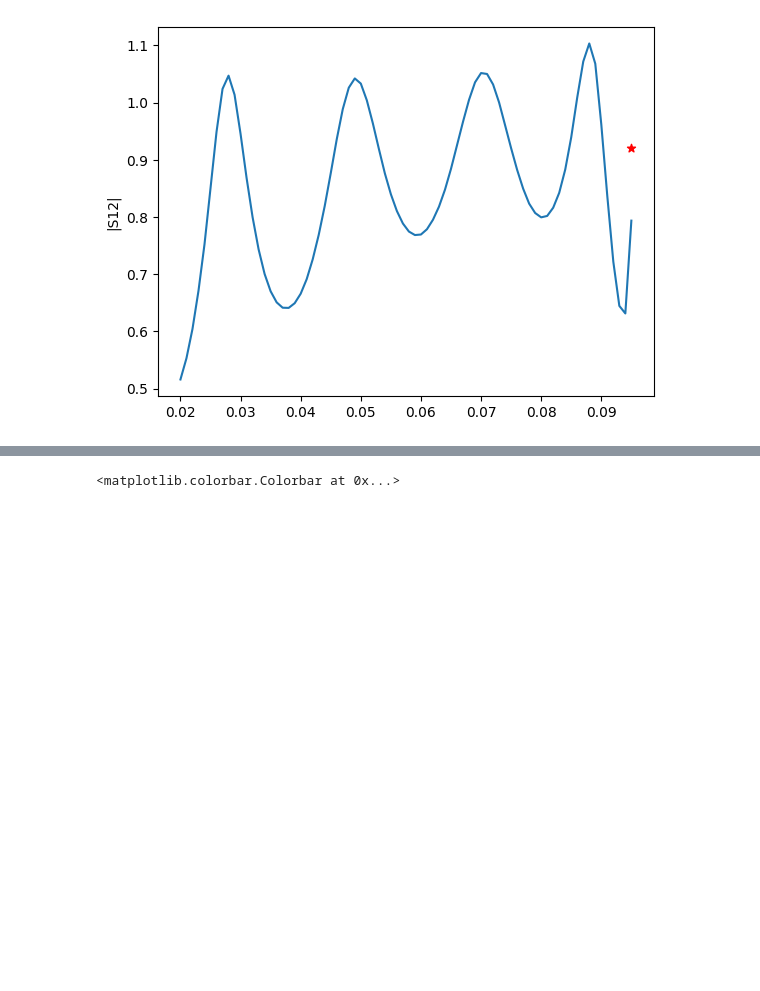
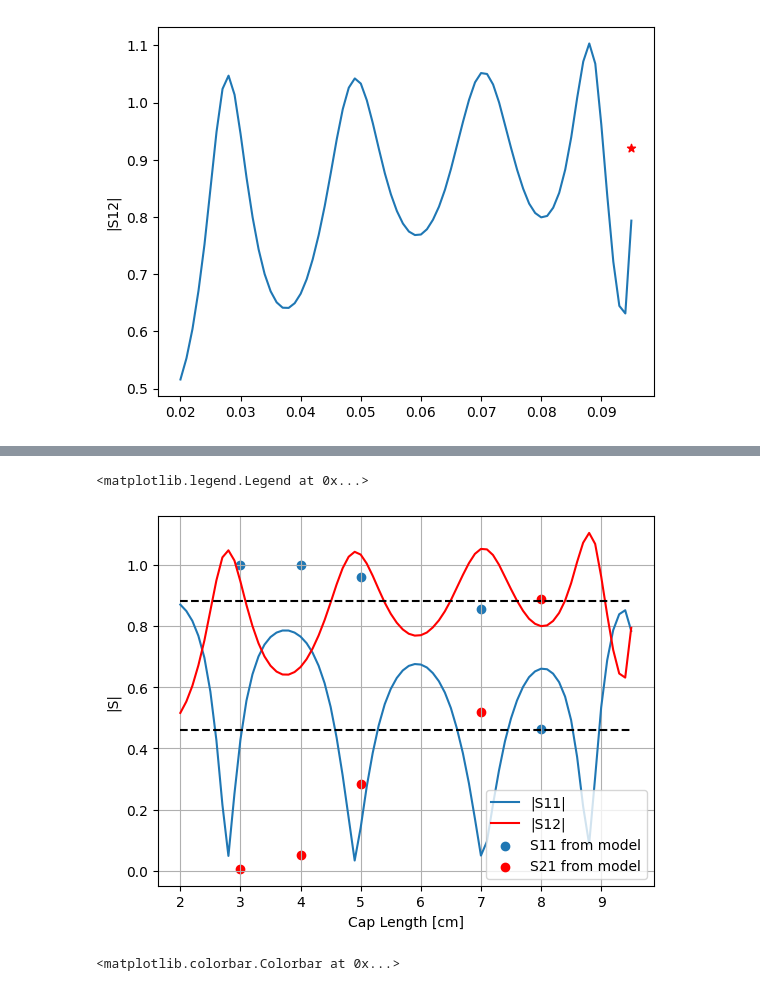
Before and after one commit to vandelij/TWA_circuit, a Jupyter notebook: Ricardo_Ispired.ipynb, the cells around one changed output, grey strips where cells are left out. Cells and saved outputs as stored; diff of their text form; code cells hidden in the pictures; blank space fills up the shorter version.

```diff
--- a/Ricardo_Ispired.ipynb
+++ b/Ricardo_Ispired.ipynb
@@ -640,3 +681,19 @@ plt.legend()
+# %%
+plt.plot(lengths*100, S11v2, label='|S11|')
+plt.plot(lengths*100, S12v2, label='|S12|', color='red')
+plt.ylabel('|S|')
+plt.xlabel('Cap Length [cm]')
+plt.grid()
+
+plt.plot(lengths*100, lengths/lengths*0.46, color='black', linestyle='--')
+plt.plot(lengths*100, lengths/lengths*0.88, color='black', linestyle='--')
+
+plt.scatter(lcaps*100, S11_mag, label='S11 from model')
+plt.scatter(lcaps*100, S21_mag, color='red', label='S21 from model')
+plt.legend()
+# %% [output]
+<matplotlib.legend.Legend at 0x...>
+[figure, added]
 # %%
 # antenna z matrix
 zant = rf.s2z(antnet1.s[:, 2:, 2:], z0=9.3506)[0]
```
Also changed, not shown: parts of 6 cells of this notebook, 2 other files.
